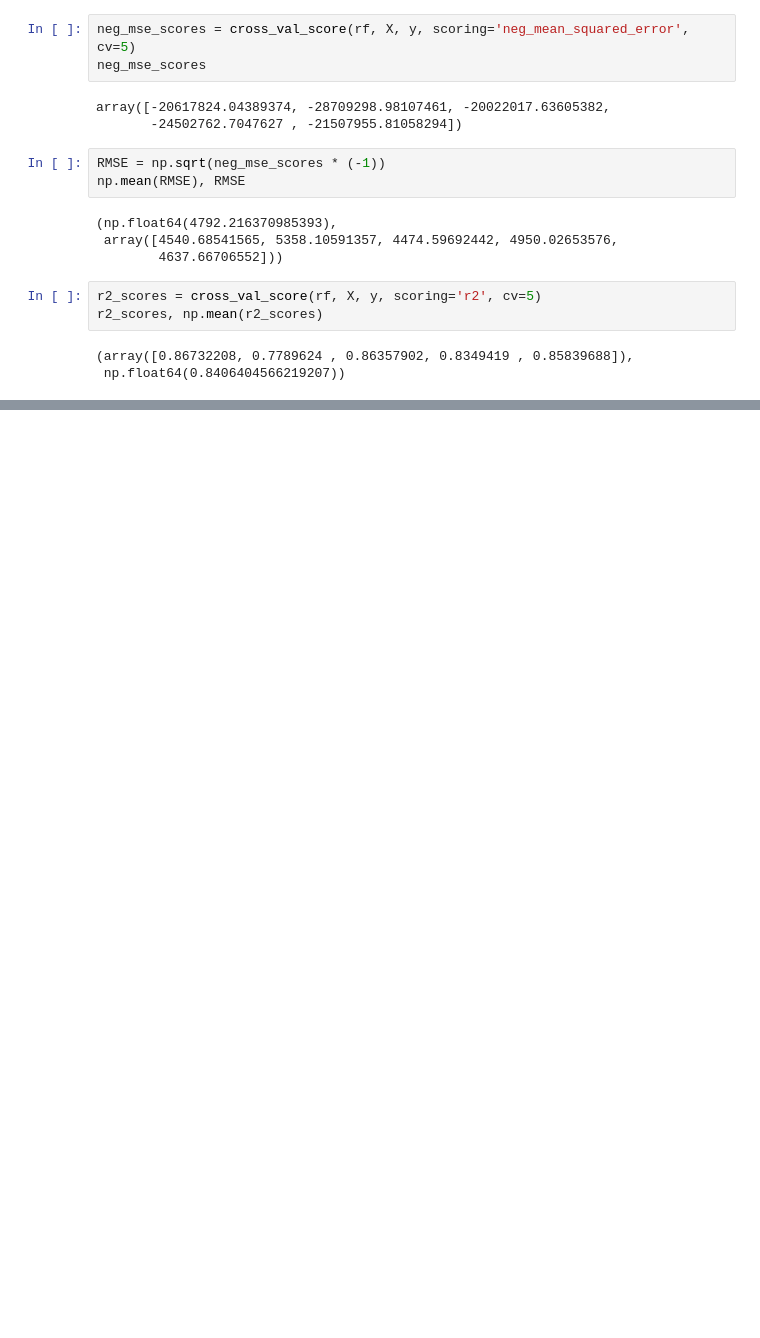
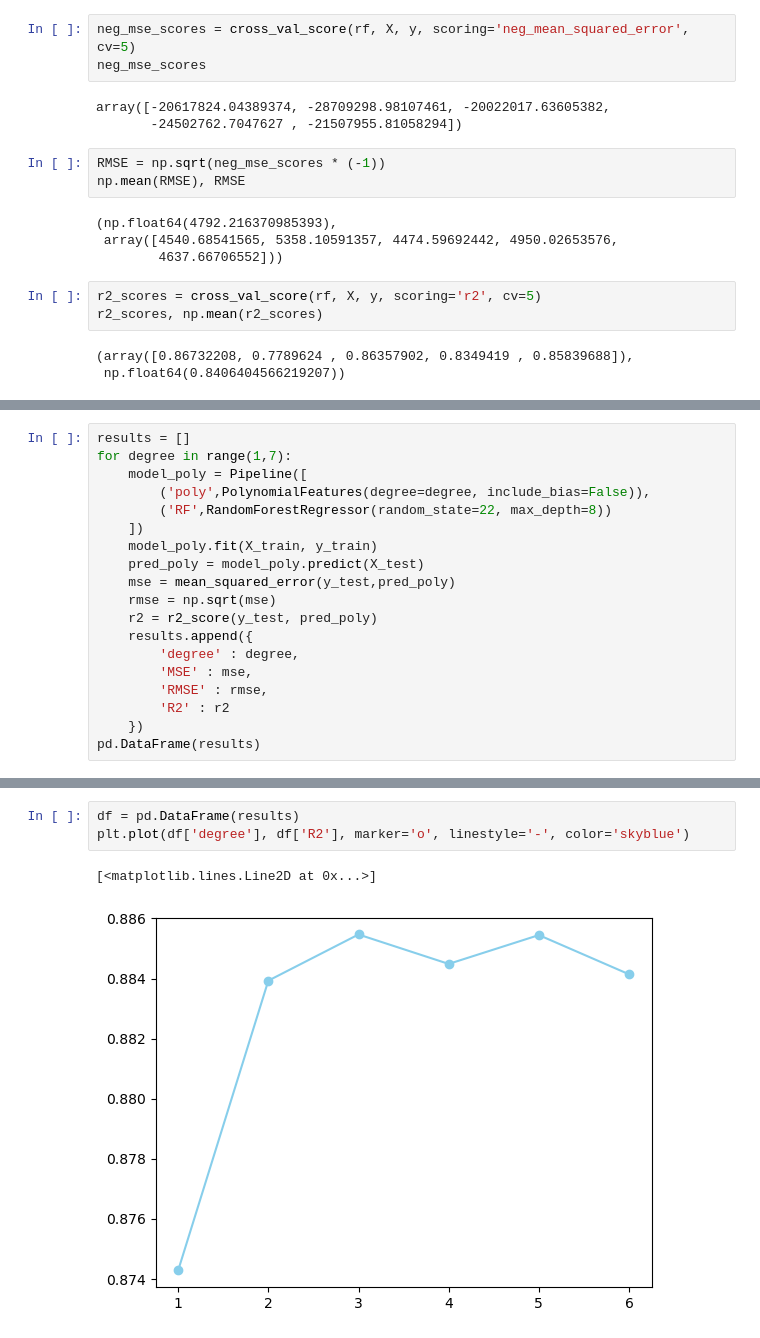
Before and after one commit to Telkem/hipython_rep, a Jupyter notebook: 38_보험료예측모델.ipynb, the cells around one changed output, grey strips where cells are left out. Cells and saved outputs as stored; diff of their text form; blank space fills up the shorter version.

```diff
--- a/38_보험료예측모델.ipynb
+++ b/38_보험료예측모델.ipynb
@@ -145,0 +149,19 @@ r2_scores, np.mean(r2_scores)
+# %%
+results = []
+for degree in range(1,7):
+    model_poly = Pipeline([
+        ('poly',PolynomialFeatures(degree=degree, include_bias=False)),
+        ('RF',RandomForestRegressor(random_state=22, max_depth=8))
+    ])
+    model_poly.fit(X_train, y_train)
+    pred_poly = model_poly.predict(X_test)
+    mse = mean_squared_error(y_test,pred_poly)
+    rmse = np.sqrt(mse)
+    r2 = r2_score(y_test, pred_poly)
+    results.append({
+        'degree' : degree,
+        'MSE' : mse,
+        'RMSE' : rmse,
+        'R2' : r2
+    })
+pd.DataFrame(results)
@@ -145,0 +176,6 @@ r2_scores, np.mean(r2_scores)
+# %%
+df = pd.DataFrame(results)
+plt.plot(df['degree'], df['R2'], marker='o', linestyle='-', color='skyblue')
+# %% [output]
+[<matplotlib.lines.Line2D at 0x...>]
+[figure, added]
```
Also changed, not shown: parts of 2 cells of this notebook, 2 other files.
